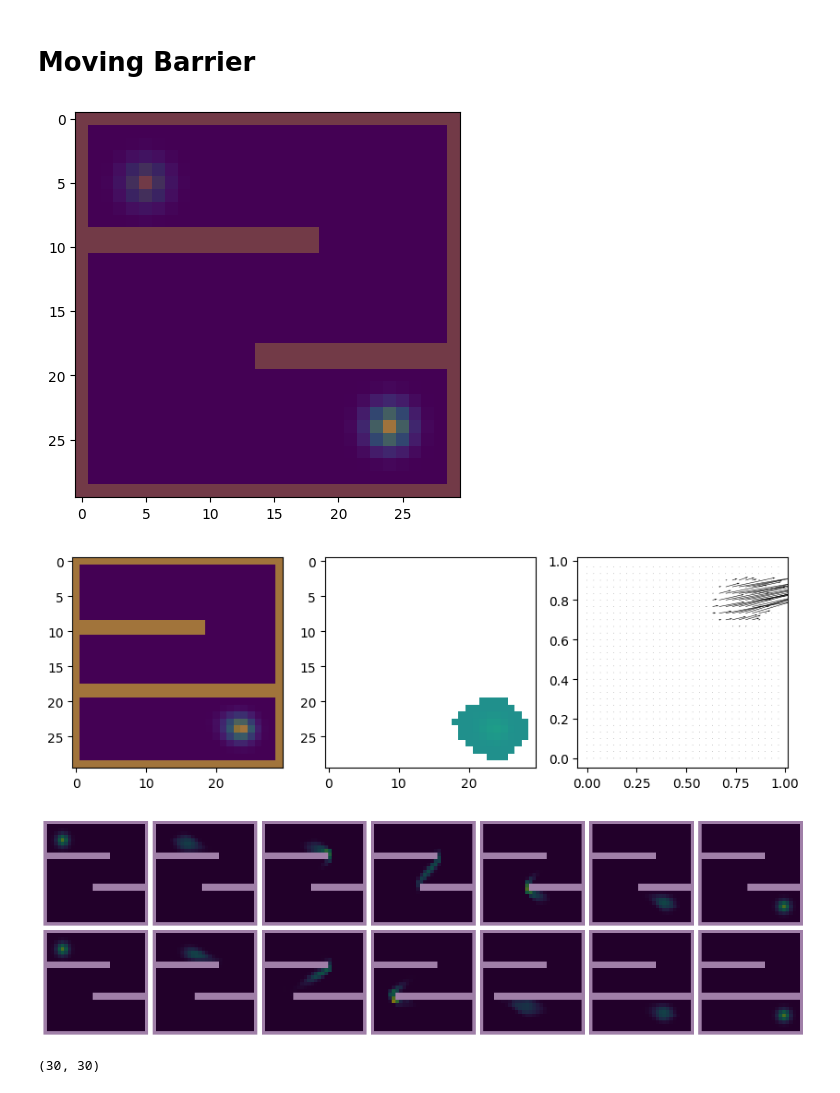
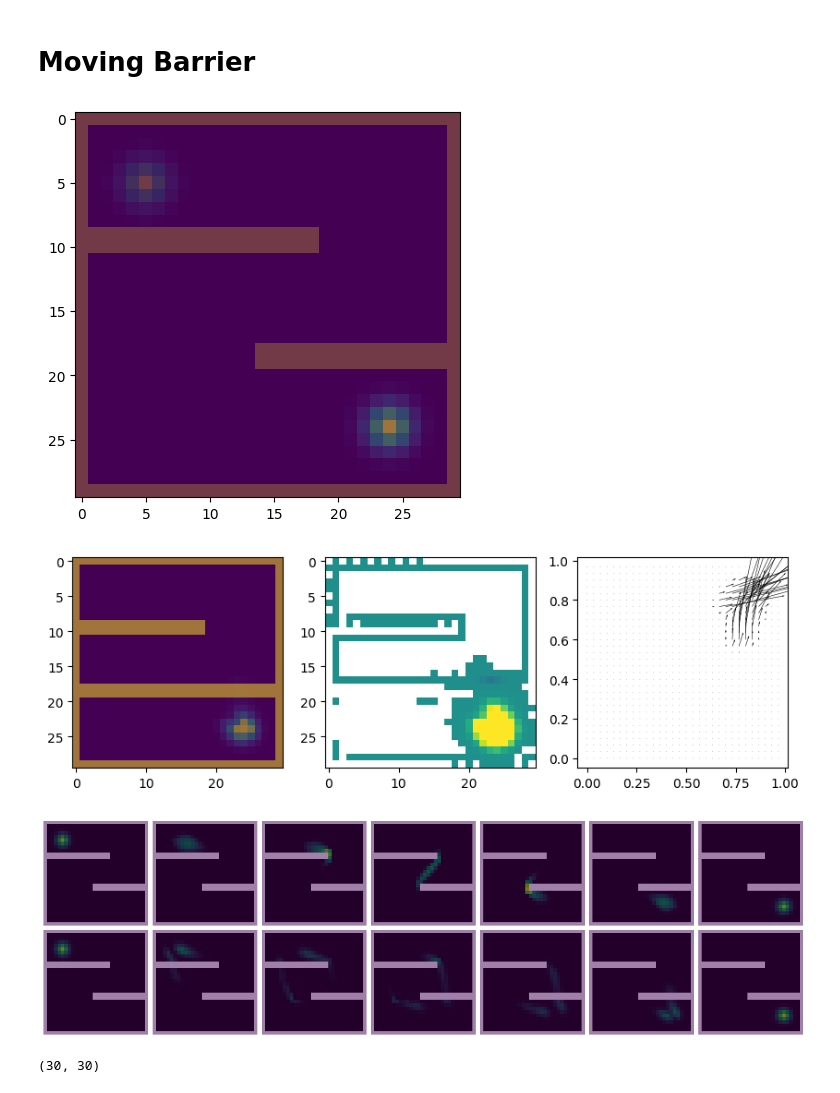
Before and after one commit to mao1756/acuot, a Jupyter notebook: examples/barrier_constraint.ipynb, the cells around one changed output. Cells and saved outputs as stored; diff of their text form; code cells hidden in the pictures.

```diff
--- a/examples/barrier_constraint.ipynb
+++ b/examples/barrier_constraint.ipynb
@@ -95,7 +95,7 @@ import numpy as np
 import scipy as sp
 import matplotlib.pyplot as plt
 import sys
-sys.path.append('../../..')
+sys.path.append('../')
 from proximal.dynamicUOT import computeGeodesic
 from proximal.grids import speed_and_growth
 import ipywidgets as widgets
@@ -176,7 +176,7 @@ frames = fill_region(T, 30, 1.0, maze, Hstep=1.0)
 
 H = np.stack(frames, axis=0)
 ll=(1.0, 1.0, 1.0)
-x_2, lists = computeGeodesic(rho_0_2, rho_1_2, T, ll, H, F, p= 2.0, q=2.0, delta=10.0, niter=7000, big_matrix=True) #alpha = 0.018, gamma = max(rho_0.max(), rho_1.max())/15)
+x_2, lists = computeGeodesic(rho_0_2, rho_1_2, T, ll, H, F, p= 2.0, q=2.0, delta=1.0, niter=7000, big_matrix=True) #alpha = 0.018, gamma = max(rho_0.max(), rho_1.max())/15)
 
 import matplotlib.pyplot as plt
 from matplotlib.animation import FuncAnimation
@@ -191,35 +191,35 @@ quiv = ax3.quiver([], [], [], [], cmap="gray_r")
 
 def init():
     # Any static initialization
     ax3.set_aspect('equal', adjustable='box')
     ax3.invert_yaxis()
     return (im1, im2, quiv)
 
 def update(t):
     # Clear or update each axis, or just update data in the existing artists
     ax1.clear()
     ax2.clear()
     ax3.clear()
 
     # Possibly replicate logic from plot_maze_2, but do not create new figures.
     # For example:
     ax1.imshow(H[t] > 0)
     ax1.imshow(x_2.V.D[0][t], alpha=0.5)
-    masked = np.ma.masked_where(np.abs(x_2.V.Z[t]) < 1e-3, x.V.Z[t])
+    masked = np.ma.masked_where(np.abs(x_2.V.Z[t]) < 1e-3, x_2.V.Z[t])
     im2 = ax2.imshow(masked, vmin=-5, vmax=5, animated=True)
     quiv = ax3.quiver(xx, yy, x_2.V.D[2][t], x_2.V.D[1][t], cmap="gray_r")
     ax3.invert_yaxis()
     ax3.set_aspect('equal', adjustable='box')
 
     return (im1, im2, quiv)
 
 ani = FuncAnimation(fig, update, frames=range(T),
                     init_func=init, blit=False)
 
 ani.save("videos/one_stationary_one_moving_10000iters.mp4", fps=10)
 # %% [output]
 [figure]
-[figure, old version]
+[figure, new version]
 # %%
 import numpy as np
 import matplotlib.pyplot as plt
@@ -268,7 +268,7 @@ fig.savefig("figures/two_row_density_panels.png", dpi=300, bbox_inches='tight')
 
 plt.show()
 # %% [output]
-[figure, old version]
+[figure, new version]
 # %%
 H[-1].shape
 # %% [output]
```
Also changed, not shown: parts of 1 cell of this notebook, 28 other files.
